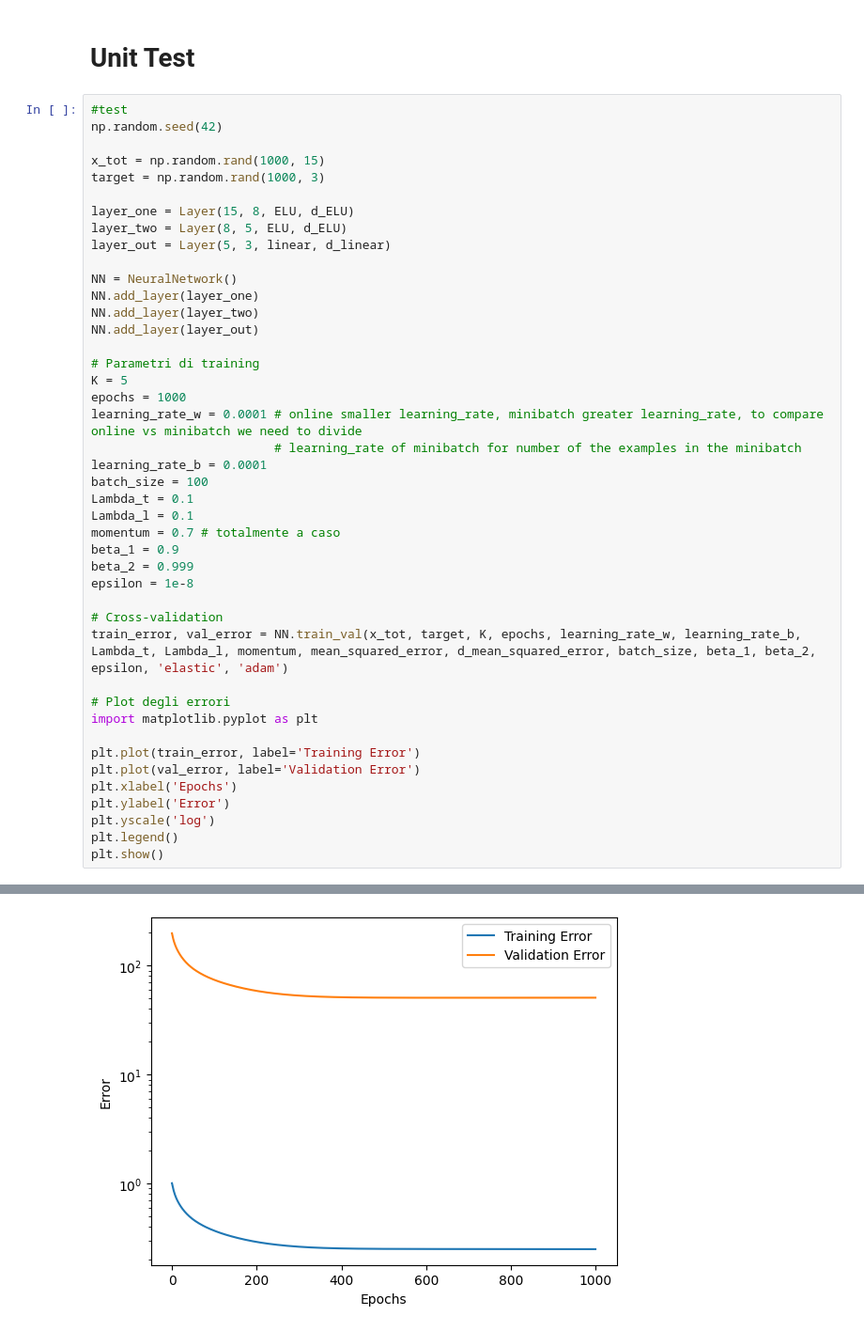
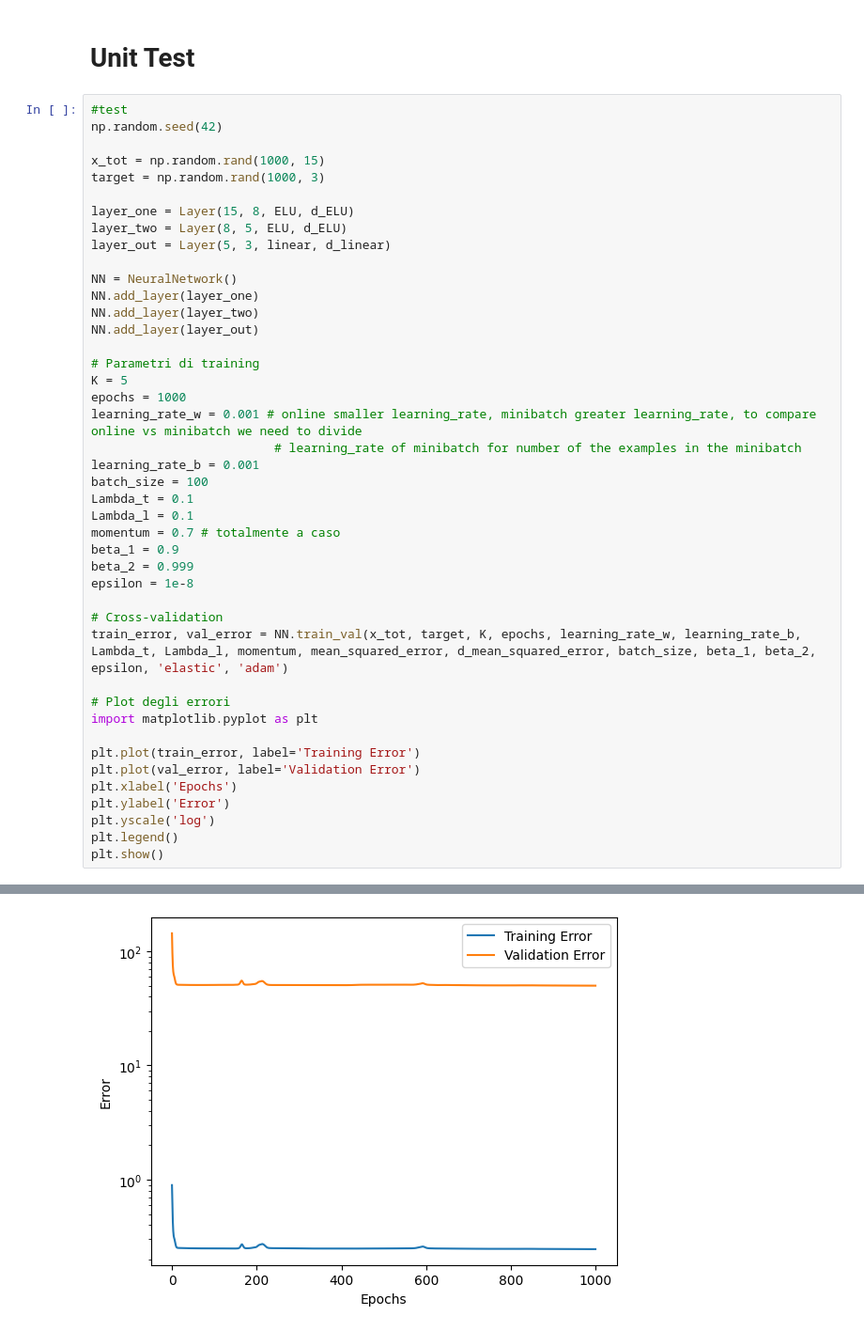
Before and after one commit to AlbertoMontanelli/Machine-Learning, a Jupyter notebook: neural_network.ipynb, the cells around one changed output, grey strips where cells are left out. Shown: that part at 94% size. Saved outputs shown, nothing was run; the diff lists cells and outputs as text.

```diff
--- a/neural_network.ipynb
+++ b/neural_network.ipynb
@@ -510,9 +513,9 @@ NN.add_layer(layer_out)
 # Parametri di training
 K = 5
 epochs = 1000
-learning_rate_w = 0.0001 # online smaller learning_rate, minibatch greater learning_rate, to compare online vs minibatch we need to divide
+learning_rate_w = 0.001 # online smaller learning_rate, minibatch greater learning_rate, to compare online vs minibatch we need to divide
                          # learning_rate of minibatch for number of the examples in the minibatch
-learning_rate_b = 0.0001
+learning_rate_b = 0.001
 batch_size = 100
 Lambda_t = 0.1
 Lambda_l = 0.1
@@ -555 +558 @@ Epoch 1000/1000, Avg Training Loss: 0.256007518952959, Avg Validation Loss: 50.6
-[figure, old version]
+[figure, new version]
```
Also changed, not shown: parts of 3 cells of this notebook.
